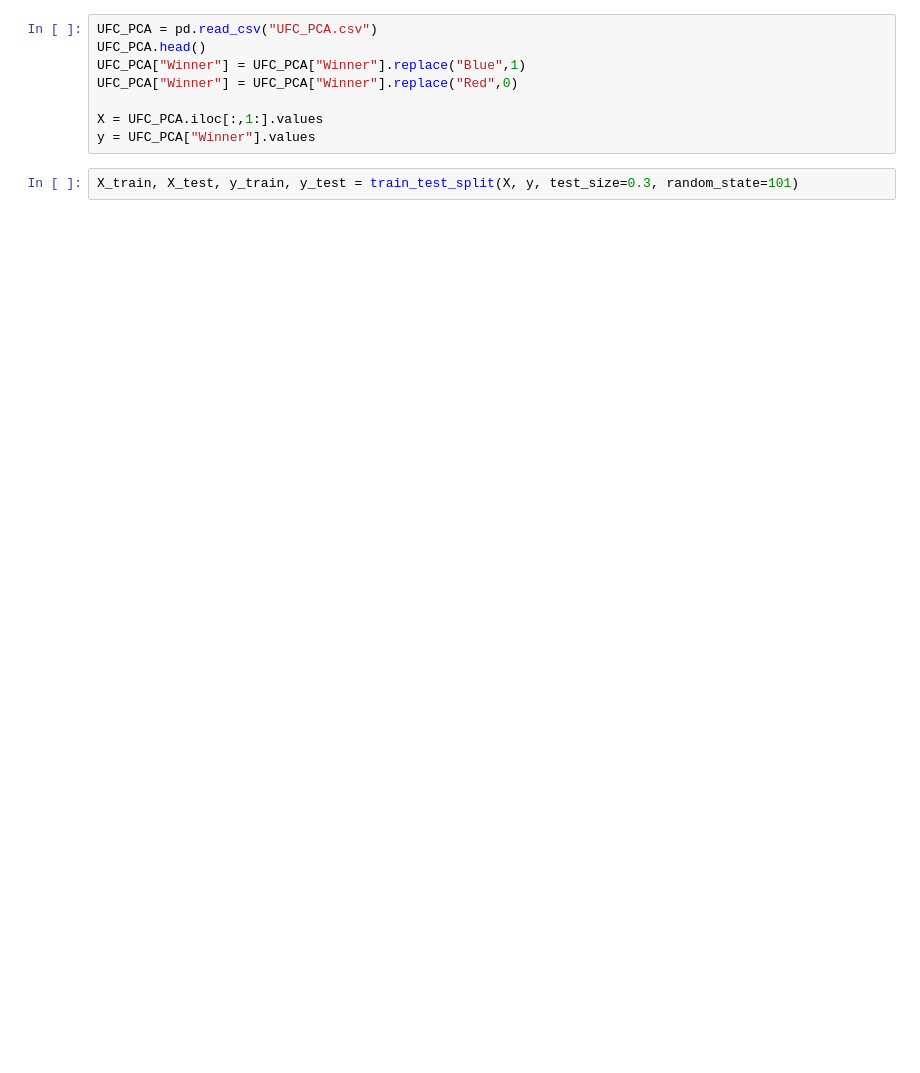
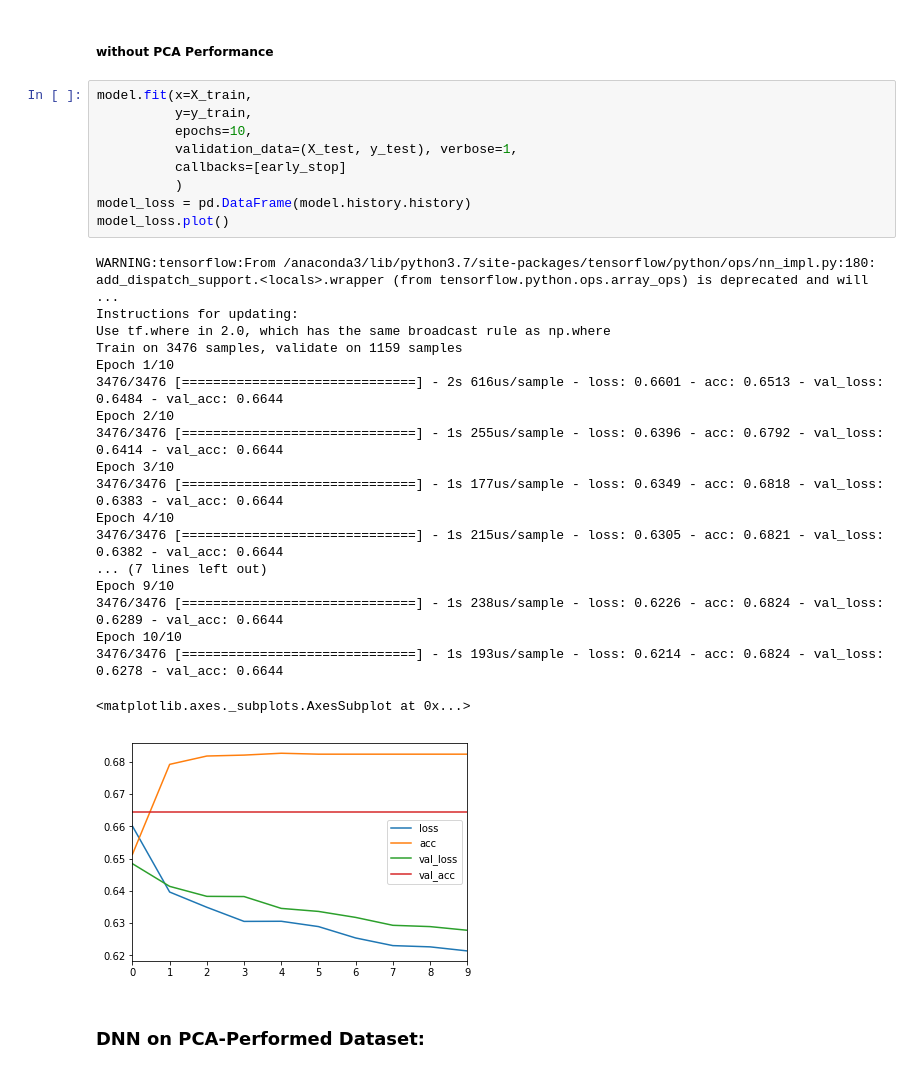
Before and after one commit to rezan21/UFC-Prediction, a Jupyter notebook: DNN.ipynb, the cells around one changed output. Drawn from its saved outputs; the diff is of its cells as text; blank space fills up the shorter version.

```diff
--- a/DNN.ipynb
+++ b/DNN.ipynb
@@ -108,11 +82,34 @@ Epoch 00082: early stopping
-# %%
-UFC_PCA = pd.read_csv("UFC_PCA.csv")
-UFC_PCA.head()
-UFC_PCA["Winner"] = UFC_PCA["Winner"].replace("Blue",1)
-UFC_PCA["Winner"] = UFC_PCA["Winner"].replace("Red",0)
-
-X = UFC_PCA.iloc[:,1:].values
-y = UFC_PCA["Winner"].values
-# %%
-X_train, X_test, y_train, y_test = train_test_split(X, y, test_size=0.3, random_state=101)
+# %% [markdown]
+##### without PCA Performance
+# %%
+model.fit(x=X_train,
+          y=y_train,
+          epochs=10,
+          validation_data=(X_test, y_test), verbose=1,
+          callbacks=[early_stop]
+          )
+model_loss = pd.DataFrame(model.history.history)
+model_loss.plot()
+# %% [output]
+WARNING:tensorflow:From /anaconda3/lib/python3.7/site-packages/tensorflow/python/ops/nn_impl.py:180: add_dispatch_support.<locals>.wrapper (from tensorflow.python.ops.array_ops) is deprecated and will ...
+Instructions for updating:
+Use tf.where in 2.0, which has the same broadcast rule as np.where
+Train on 3476 samples, validate on 1159 samples
+Epoch 1/10
+3476/3476 [==============================] - 2s 616us/sample - loss: 0.6601 - acc: 0.6513 - val_loss: 0.6484 - val_acc: 0.6644
+Epoch 2/10
+3476/3476 [==============================] - 1s 255us/sample - loss: 0.6396 - acc: 0.6792 - val_loss: 0.6414 - val_acc: 0.6644
+Epoch 3/10
+3476/3476 [==============================] - 1s 177us/sample - loss: 0.6349 - acc: 0.6818 - val_loss: 0.6383 - val_acc: 0.6644
+Epoch 4/10
+3476/3476 [==============================] - 1s 215us/sample - loss: 0.6305 - acc: 0.6821 - val_loss: 0.6382 - val_acc: 0.6644
+... (7 lines left out)
+Epoch 9/10
+3476/3476 [==============================] - 1s 238us/sample - loss: 0.6226 - acc: 0.6824 - val_loss: 0.6289 - val_acc: 0.6644
+Epoch 10/10
+3476/3476 [==============================] - 1s 193us/sample - loss: 0.6214 - acc: 0.6824 - val_loss: 0.6278 - val_acc: 0.6644
+<matplotlib.axes._subplots.AxesSubplot at 0x...>
+[figure, added]
+# %% [markdown]
+### DNN on PCA-Performed Dataset:
 # %%
```
Also changed, not shown: parts of 7 cells of this notebook, 1 other file.
